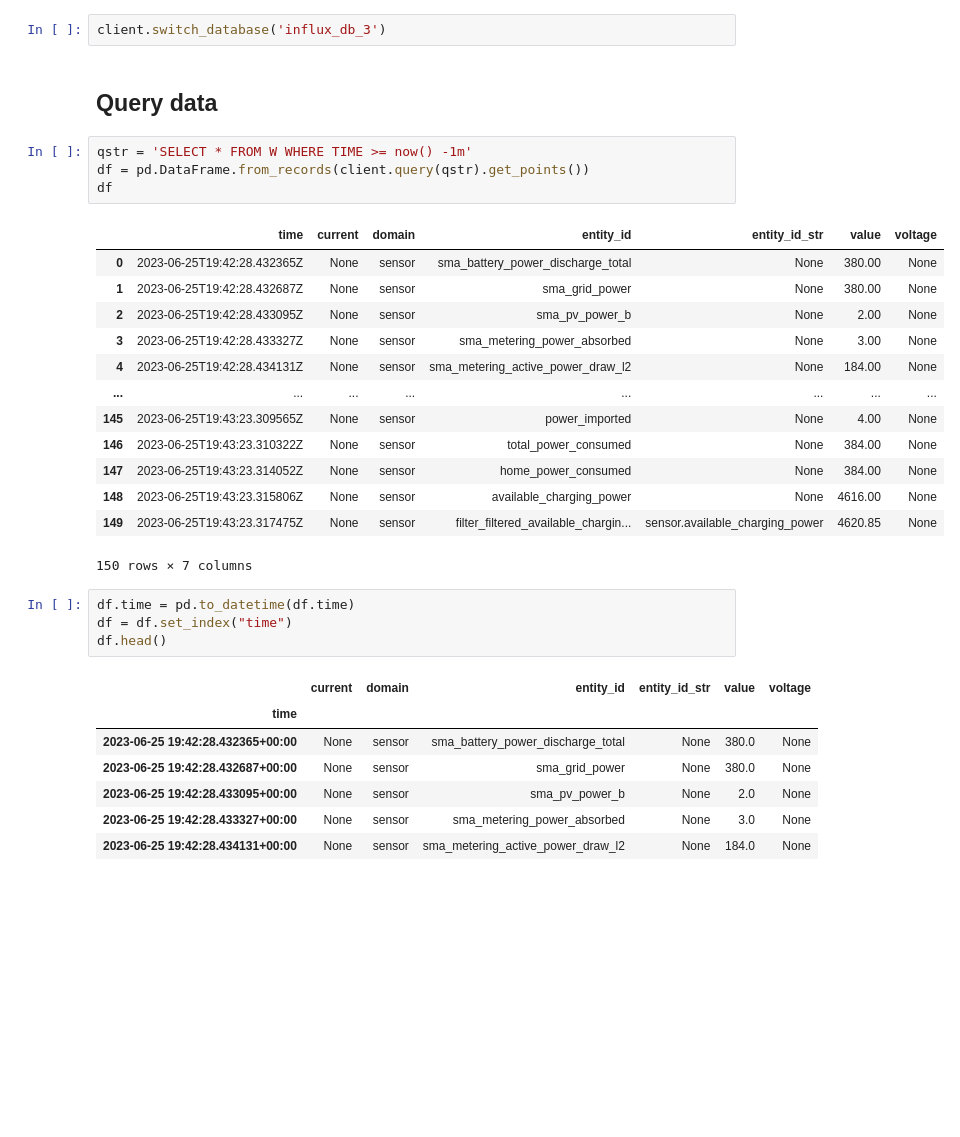
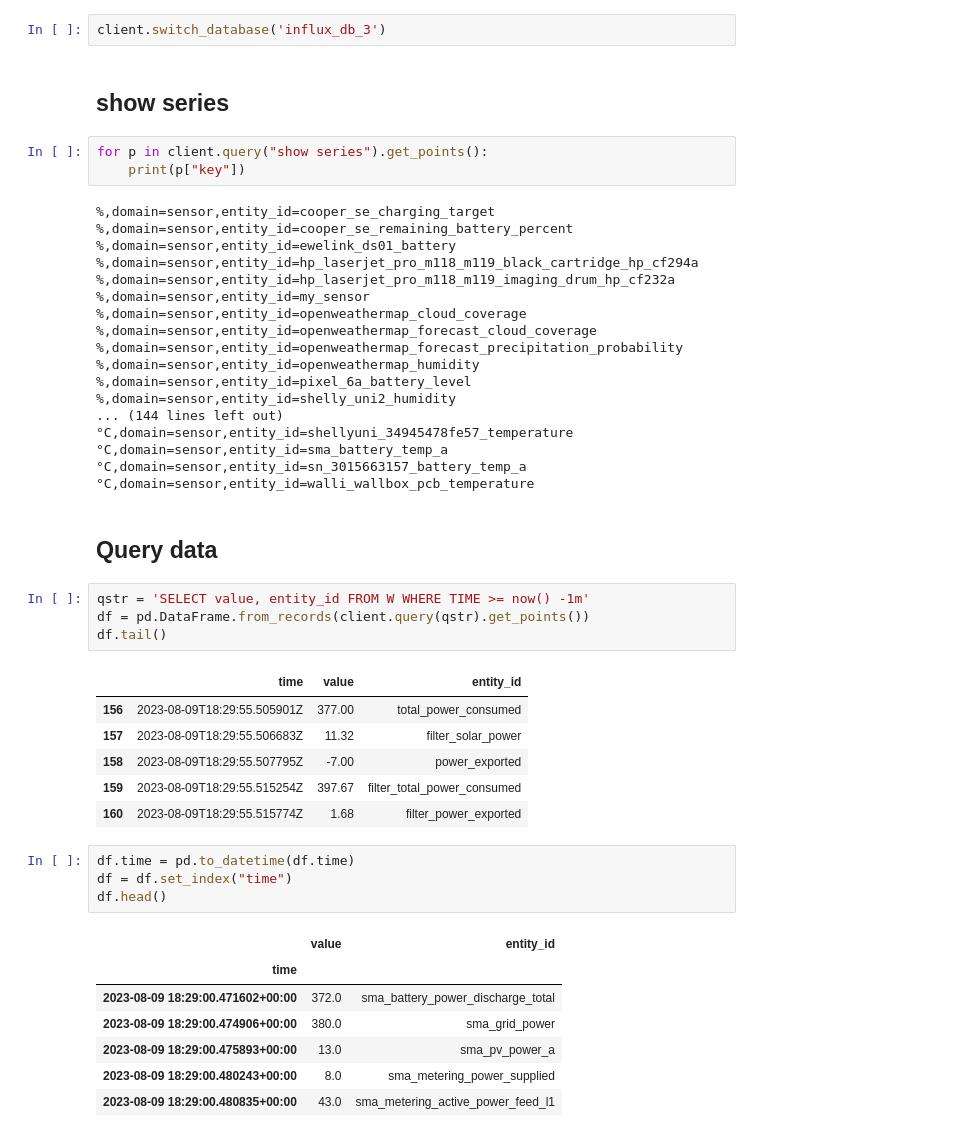
Before and after one commit to munich-ml/InfluxDB, a Jupyter notebook: Connect_with_InfluxDBClient.ipynb, the cells around one changed output. Drawn from its saved outputs; the diff is of its cells as text; blank space fills up the shorter version.

```diff
--- a/Connect_with_InfluxDBClient.ipynb
+++ b/Connect_with_InfluxDBClient.ipynb
@@ -30,38 +31,54 @@ client.get_list_database()
  {'name': 'influx_db_4'}]
 # %%
 client.switch_database('influx_db_3')
+# %% [markdown]
+## show series
+# %%
+for p in client.query("show series").get_points():
+    print(p["key"])
+# %% [output]
+%,domain=sensor,entity_id=cooper_se_charging_target
+%,domain=sensor,entity_id=cooper_se_remaining_battery_percent
+%,domain=sensor,entity_id=ewelink_ds01_battery
+%,domain=sensor,entity_id=hp_laserjet_pro_m118_m119_black_cartridge_hp_cf294a
+%,domain=sensor,entity_id=hp_laserjet_pro_m118_m119_imaging_drum_hp_cf232a
+%,domain=sensor,entity_id=my_sensor
+%,domain=sensor,entity_id=openweathermap_cloud_coverage
+%,domain=sensor,entity_id=openweathermap_forecast_cloud_coverage
+%,domain=sensor,entity_id=openweathermap_forecast_precipitation_probability
+%,domain=sensor,entity_id=openweathermap_humidity
+%,domain=sensor,entity_id=pixel_6a_battery_level
+%,domain=sensor,entity_id=shelly_uni2_humidity
+... (144 lines left out)
+°C,domain=sensor,entity_id=shellyuni_34945478fe57_temperature
+°C,domain=sensor,entity_id=sma_battery_temp_a
+°C,domain=sensor,entity_id=sn_3015663157_battery_temp_a
+°C,domain=sensor,entity_id=walli_wallbox_pcb_temperature
 # %% [markdown]
 ## Query data
 # %%
-qstr = 'SELECT * FROM W WHERE TIME >= now() -1m'
+qstr = 'SELECT value, entity_id FROM W WHERE TIME >= now() -1m'
 df = pd.DataFrame.from_records(client.query(qstr).get_points())
-df
+df.tail()
 # %% [output]
-|  | time | current | domain | entity_id | entity_id_str | value | voltage |
-| 0 | 2023-06-25T19:42:28.432365Z | None | sensor | sma_battery_power_discharge_total | None | 380.00 | None |
-| 1 | 2023-06-25T19:42:28.432687Z | None | sensor | sma_grid_power | None | 380.00 | None |
-| 2 | 2023-06-25T19:42:28.433095Z | None | sensor | sma_pv_power_b | None | 2.00 | None |
-| 3 | 2023-06-25T19:42:28.433327Z | None | sensor | sma_metering_power_absorbed | None | 3.00 | None |
-| 4 | 2023-06-25T19:42:28.434131Z | None | sensor | sma_metering_active_power_draw_l2 | None | 184.00 | None |
-| ... | ... | ... | ... | ... | ... | ... | ... |
-| 145 | 2023-06-25T19:43:23.309565Z | None | sensor | power_imported | None | 4.00 | None |
-| 146 | 2023-06-25T19:43:23.310322Z | None | sensor | total_power_consumed | None | 384.00 | None |
-| 147 | 2023-06-25T19:43:23.314052Z | None | sensor | home_power_consumed | None | 384.00 | None |
-| 148 | 2023-06-25T19:43:23.315806Z | None | sensor | available_charging_power | None | 4616.00 | None |
-| 149 | 2023-06-25T19:43:23.317475Z | None | sensor | filter_filtered_available_chargin... | sensor.available_charging_power | 4620.85 | None |
+|  | time | value | entity_id |
+| 156 | 2023-08-09T18:29:55.505901Z | 377.00 | total_power_consumed |
+| 157 | 2023-08-09T18:29:55.506683Z | 11.32 | filter_solar_power |
+| 158 | 2023-08-09T18:29:55.507795Z | -7.00 | power_exported |
+| 159 | 2023-08-09T18:29:55.515254Z | 397.67 | filter_total_power_consumed |
+| 160 | 2023-08-09T18:29:55.515774Z | 1.68 | filter_power_exported |
-150 rows × 7 columns
 # %%
 df.time = pd.to_datetime(df.time)
 df = df.set_index("time")
 df.head()
 # %% [output]
-|  | current | domain | entity_id | entity_id_str | value | voltage |
-| time |  |  |  |  |  |  |
-| 2023-06-25 19:42:28.432365+00:00 | None | sensor | sma_battery_power_discharge_total | None | 380.0 | None |
-| 2023-06-25 19:42:28.432687+00:00 | None | sensor | sma_grid_power | None | 380.0 | None |
-| 2023-06-25 19:42:28.433095+00:00 | None | sensor | sma_pv_power_b | None | 2.0 | None |
-| 2023-06-25 19:42:28.433327+00:00 | None | sensor | sma_metering_power_absorbed | None | 3.0 | None |
-| 2023-06-25 19:42:28.434131+00:00 | None | sensor | sma_metering_active_power_draw_l2 | None | 184.0 | None |
+|  | value | entity_id |
+| time |  |  |
+| 2023-08-09 18:29:00.471602+00:00 | 372.0 | sma_battery_power_discharge_total |
+| 2023-08-09 18:29:00.474906+00:00 | 380.0 | sma_grid_power |
+| 2023-08-09 18:29:00.475893+00:00 | 13.0 | sma_pv_power_a |
+| 2023-08-09 18:29:00.480243+00:00 | 8.0 | sma_metering_power_supplied |
+| 2023-08-09 18:29:00.480835+00:00 | 43.0 | sma_metering_active_power_feed_l1 |
 # %%
 df.entity_id.value_counts()
 # %% [output]
```
Also changed, not shown: parts of 10 cells of this notebook.
